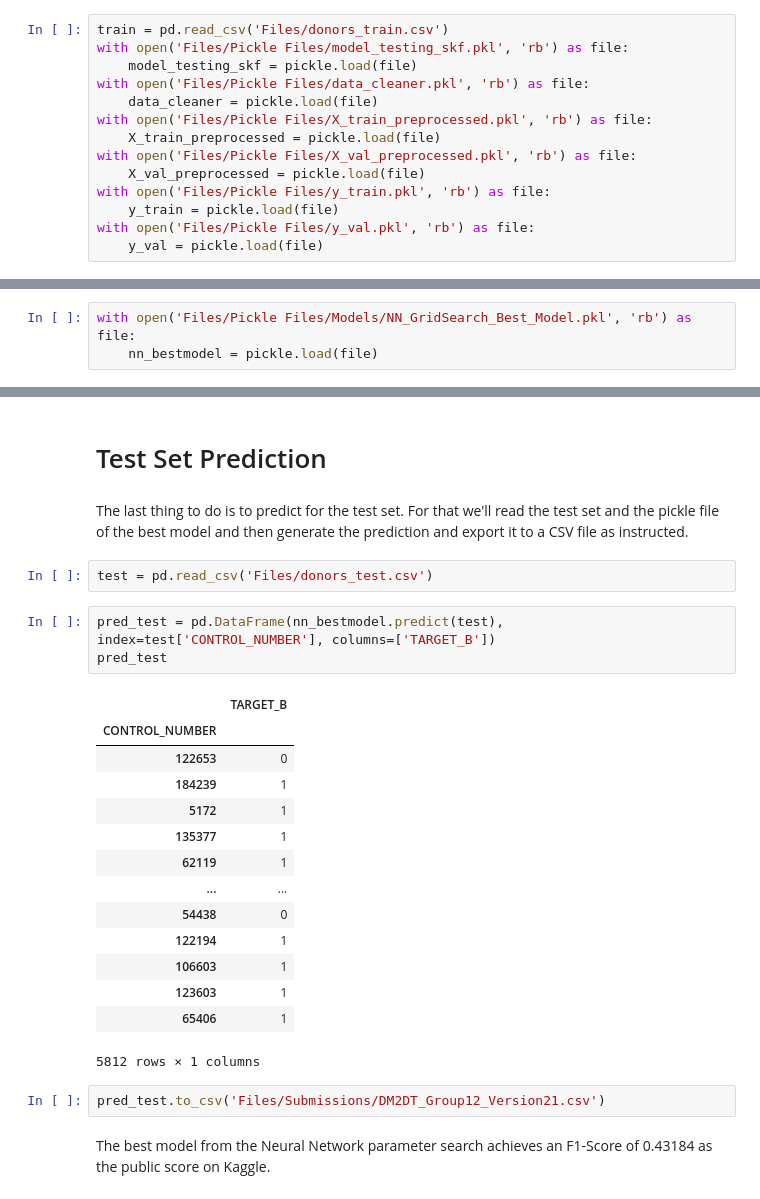
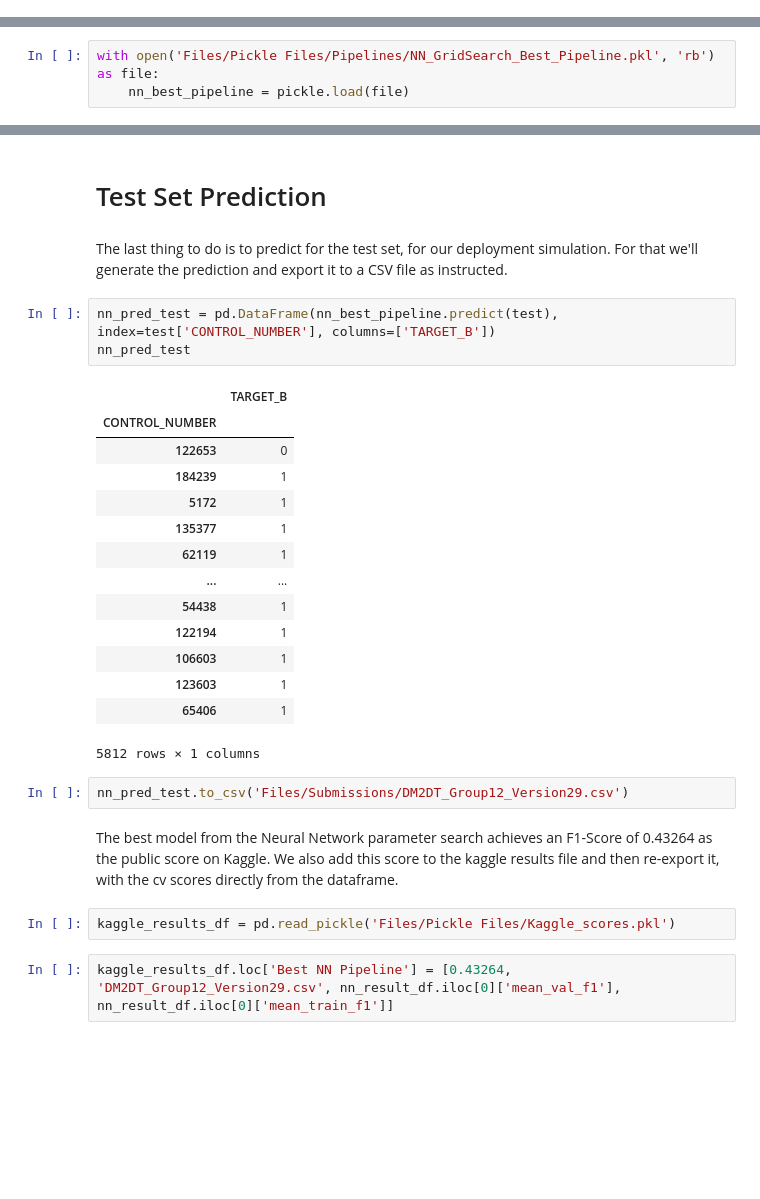
Before and after one commit to Dinis239/DM2_Project, a Jupyter notebook: Modeling/02_Modeling_NN.ipynb, the cells around one changed output, grey strips where cells are left out. Saved outputs shown, nothing was run; the diff lists cells and outputs as text; blank space fills up the shorter version.

```diff
--- a/Modeling/02_Modeling_NN.ipynb
+++ b/Modeling/02_Modeling_NN.ipynb
@@ -79,14 +56,0 @@ c:\Users\dinis\OneDrive\Ambiente de Trabalho\Faculdade - MGI-BI\1º ano\2º Seme
-# %%
-train = pd.read_csv('Files/donors_train.csv')
-with open('Files/Pickle Files/model_testing_skf.pkl', 'rb') as file:
-    model_testing_skf = pickle.load(file)
-with open('Files/Pickle Files/data_cleaner.pkl', 'rb') as file:
-    data_cleaner = pickle.load(file)
-with open('Files/Pickle Files/X_train_preprocessed.pkl', 'rb') as file:
-    X_train_preprocessed = pickle.load(file)
-with open('Files/Pickle Files/X_val_preprocessed.pkl', 'rb') as file:
-    X_val_preprocessed = pickle.load(file)
-with open('Files/Pickle Files/y_train.pkl', 'rb') as file:
-    y_train = pickle.load(file)
-with open('Files/Pickle Files/y_val.pkl', 'rb') as file:
-    y_val = pickle.load(file)
@@ -357,4 +361,4 @@ result_df.iloc[0]['params_config']
 # %%
-with open('Files/Pickle Files/Models/NN_GridSearch_Best_Model.pkl', 'rb') as file:
-    nn_bestmodel = pickle.load(file)
+with open('Files/Pickle Files/Pipelines/NN_GridSearch_Best_Pipeline.pkl', 'rb') as file:
+    nn_best_pipeline = pickle.load(file)
 # %%
@@ -368,28 +372,30 @@ Additionally, it has an optimized decision threshold of ~0.19 which means it all
 # %% [markdown]
 # Test Set Prediction
 # %% [markdown]
-The last thing to do is to predict for the test set. For that we'll read the test set and the pickle file of the best model and then generate the prediction and export it to a CSV file as instructed.
+The last thing to do is to predict for the test set, for our deployment simulation. For that we'll generate the prediction and export it to a CSV file as instructed.
-# %%
-test = pd.read_csv('Files/donors_test.csv')
 # %%
-pred_test = pd.DataFrame(nn_bestmodel.predict(test), index=test['CONTROL_NUMBER'], columns=['TARGET_B'])
-pred_test
+nn_pred_test = pd.DataFrame(nn_best_pipeline.predict(test), index=test['CONTROL_NUMBER'], columns=['TARGET_B'])
+nn_pred_test
 # %% [output]
 |  | TARGET_B |
 | CONTROL_NUMBER |  |
 | 122653 | 0 |
 | 184239 | 1 |
 | 5172 | 1 |
 | 135377 | 1 |
 | 62119 | 1 |
 | ... | ... |
-| 54438 | 0 |
+| 54438 | 1 |
 | 122194 | 1 |
 | 106603 | 1 |
 | 123603 | 1 |
 | 65406 | 1 |
 5812 rows × 1 columns
 # %%
-pred_test.to_csv('Files/Submissions/DM2DT_Group12_Version21.csv')
+nn_pred_test.to_csv('Files/Submissions/DM2DT_Group12_Version29.csv')
 # %% [markdown]
-The best model from the Neural Network parameter search achieves an F1-Score of 0.43184 as the public score on Kaggle.
+The best model from the Neural Network parameter search achieves an F1-Score of 0.43264 as the public score on Kaggle. We also add this score to the kaggle results file and then re-export it, with the cv scores directly from the dataframe.
+# %%
+kaggle_results_df = pd.read_pickle('Files/Pickle Files/Kaggle_scores.pkl')
+# %%
+kaggle_results_df.loc['Best NN Pipeline'] = [0.43264, 'DM2DT_Group12_Version29.csv', nn_result_df.iloc[0]['mean_val_f1'], nn_result_df.iloc[0]['mean_train_f1']]
```
Also changed, not shown: parts of 38 cells of this notebook, 10 other files.
